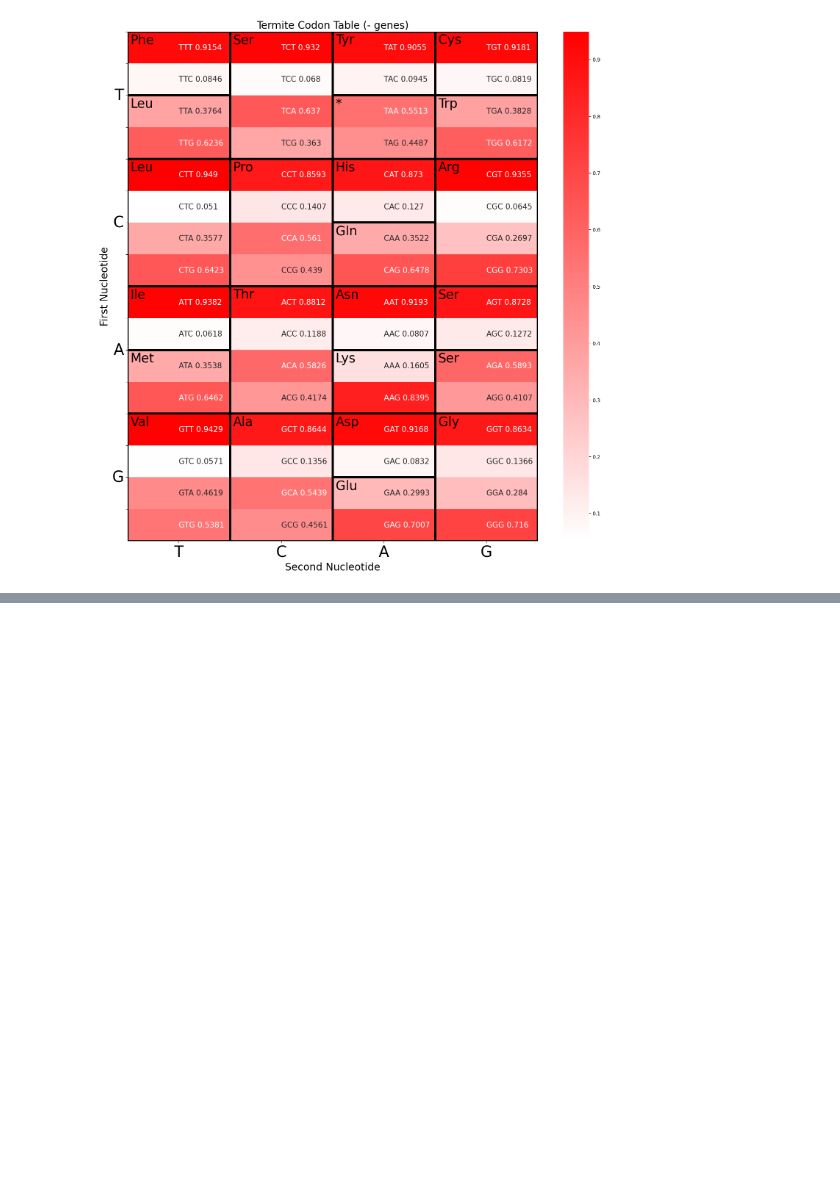
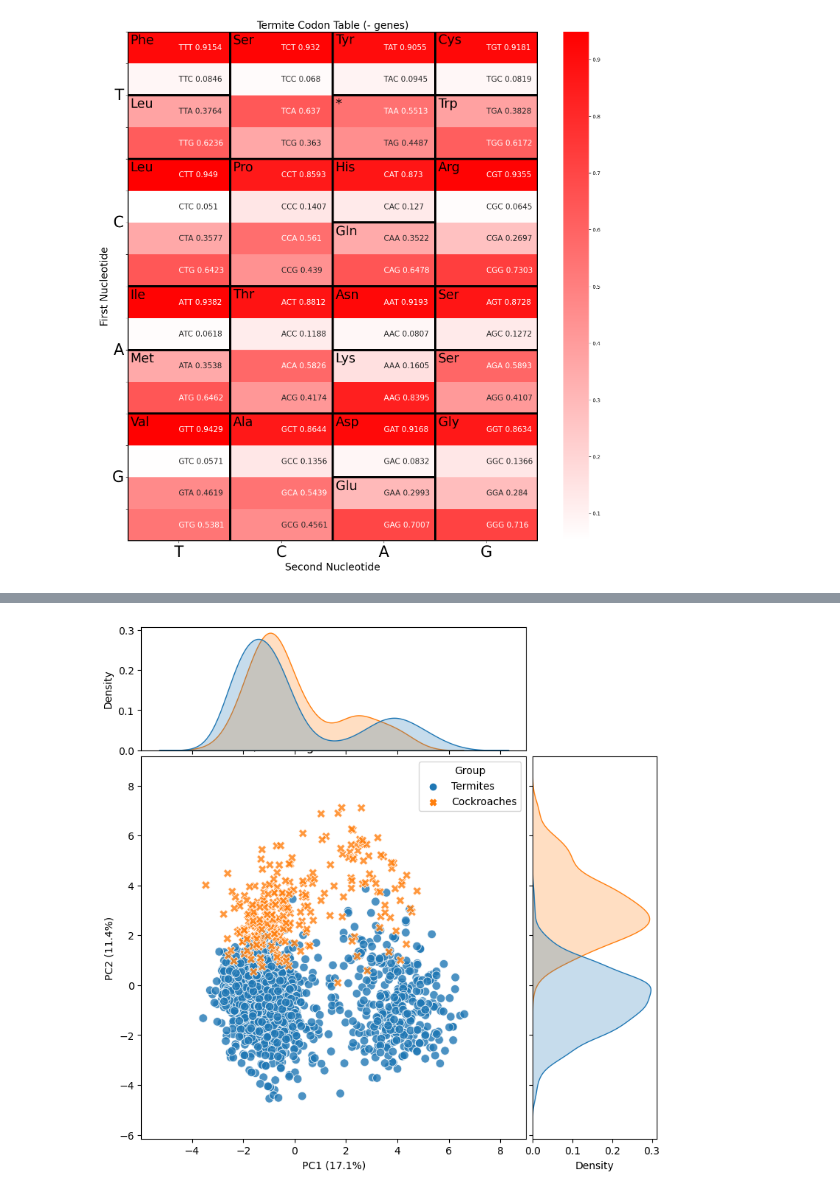
Before and after one commit to mitoclub/mutspec_insecta_paper, a Jupyter notebook: cod/codon_usage.ipynb, the cells around one changed output, grey strips where cells are left out. Saved outputs shown, nothing was run; the diff lists cells and outputs as text; code cells hidden in the pictures; blank space fills up the shorter version.

```diff
--- a/cod/codon_usage.ipynb
+++ b/cod/codon_usage.ipynb
@@ -581,0 +689,8 @@ See the caveats in the documentation: https://pandas.pydata.org/pandas-docs/stab
+# %%
+termite_minus_ag["Group"] = "Termites"
+cockroach_minus_ag["Group"] = "Cockroaches"
+
+minus_for_pca = pd.concat(
+    [termite_minus_ag, cockroach_minus_ag],
+    ignore_index=True
+)
@@ -581,0 +836,8 @@ See the caveats in the documentation: https://pandas.pydata.org/pandas-docs/stab
+# %%
+plot_pca_with_density(
+    minus_pca_df,
+    minus_explained,
+    title="PCA of A/G-ending codons on minus strand"
+)
+# %% [output]
+[figure, added]
```
Also changed, not shown: parts of 86 cells of this notebook, 3 other files.
